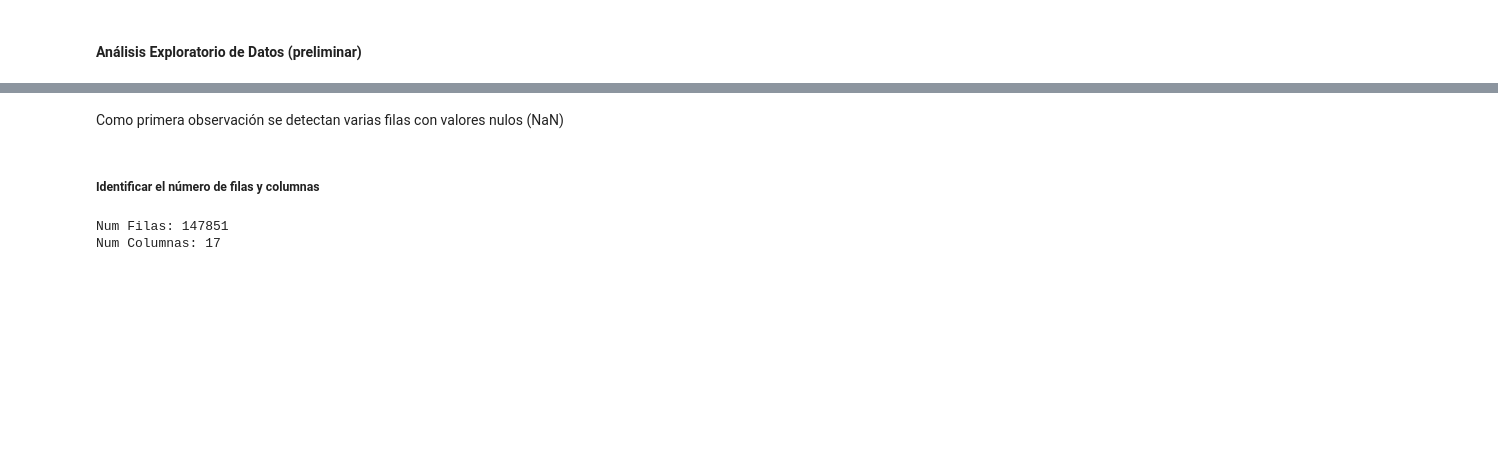
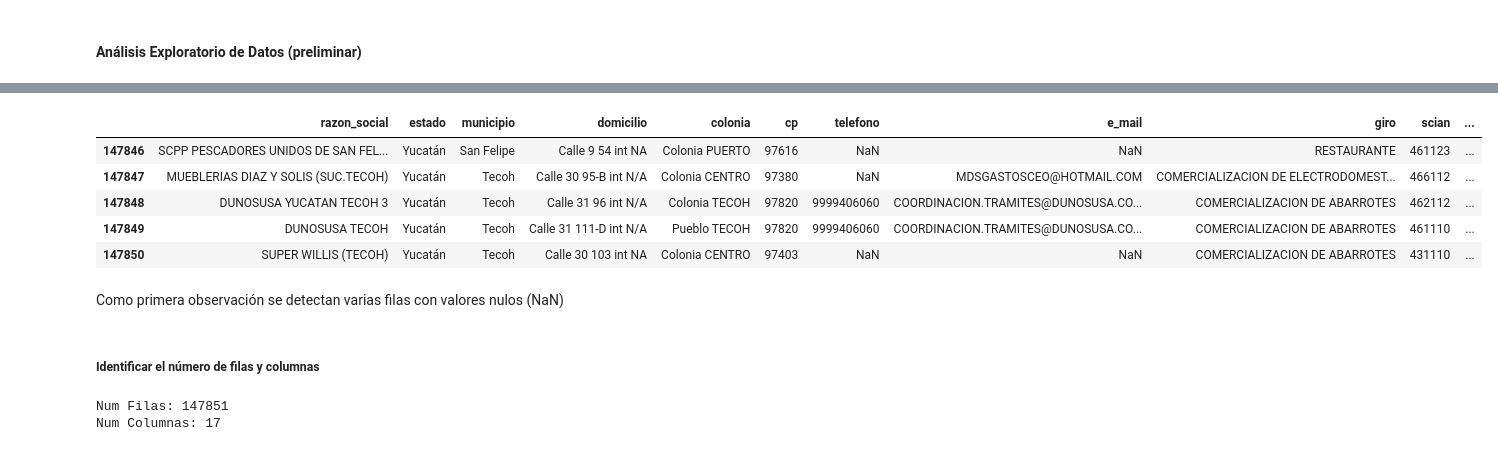
Before and after one commit to SaitoM17/analisis_empresarial_mexico_siem_2024, a Jupyter notebook: notebooks/1_eda.ipynb, the cells around one changed output, grey strips where cells are left out. Saved outputs shown, nothing was run; the diff lists cells and outputs as text; code cells hidden in the pictures; blank space fills up the shorter version.

```diff
--- a/notebooks/1_eda.ipynb
+++ b/notebooks/1_eda.ipynb
@@ -25,3 +20,12 @@ df_siem.head(10)
+# %%
+df_siem.tail(5)
+# %% [output]
+|  | razon_social | estado | municipio | domicilio | colonia | cp | telefono | e_mail | giro | scian | ... |
+| 147846 | SCPP PESCADORES UNIDOS DE SAN FEL... | Yucatán | San Felipe | Calle 9 54 int NA | Colonia PUERTO | 97616 | NaN | NaN | RESTAURANTE | 461123 | ... |
+| 147847 | MUEBLERIAS DIAZ Y SOLIS (SUC.TECOH) | Yucatán | Tecoh | Calle 30 95-B int N/A | Colonia CENTRO | 97380 | NaN | MDSGASTOSCEO@HOTMAIL.COM | COMERCIALIZACION DE ELECTRODOMEST... | 466112 | ... |
+| 147848 | DUNOSUSA YUCATAN TECOH 3 | Yucatán | Tecoh | Calle 31 96 int N/A | Colonia TECOH | 97820 | 9999406060 | COORDINACION.TRAMITES@DUNOSUSA.CO... | COMERCIALIZACION DE ABARROTES | 462112 | ... |
+| 147849 | DUNOSUSA TECOH | Yucatán | Tecoh | Calle 31 111-D int N/A | Pueblo TECOH | 97820 | 9999406060 | COORDINACION.TRAMITES@DUNOSUSA.CO... | COMERCIALIZACION DE ABARROTES | 461110 | ... |
+| 147850 | SUPER WILLIS (TECOH) | Yucatán | Tecoh | Calle 30 103 int NA | Colonia CENTRO | 97403 | NaN | NaN | COMERCIALIZACION DE ABARROTES | 431110 | ... |
 # %% [markdown]
 Como primera observación se detectan varias filas con valores nulos (NaN)
 # %% [markdown]
```
Also changed, not shown: parts of 10 cells of this notebook.
